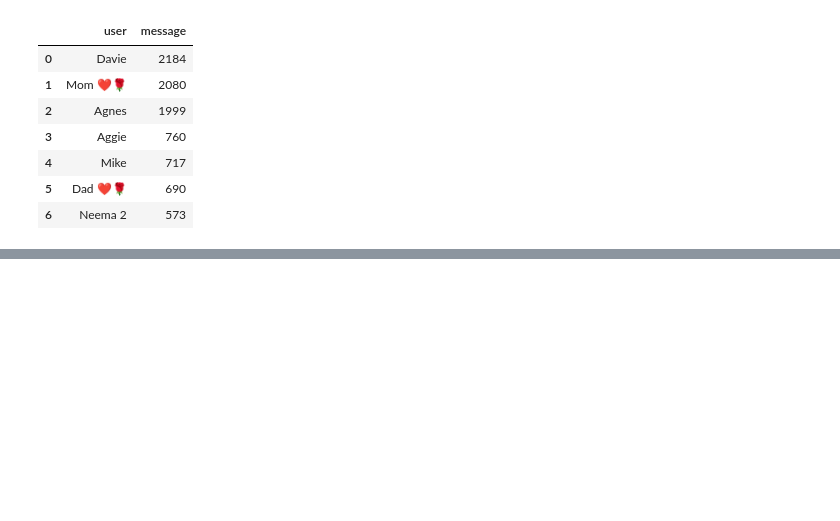
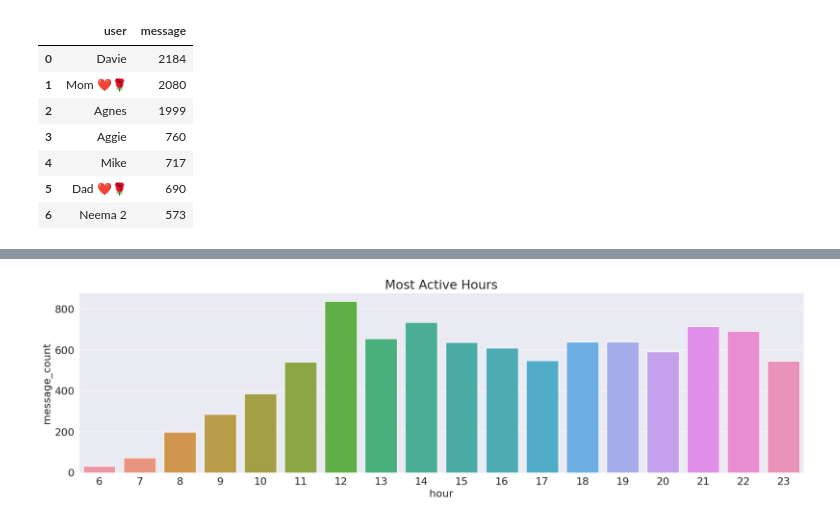
Before and after one commit to Agnes-Kalunda/chat-analysis, a Jupyter notebook: main.ipynb, the cells around one changed output, grey strips where cells are left out. Saved outputs shown, nothing was run; the diff lists cells and outputs as text; code cells hidden in the pictures; blank space fills up the shorter version.

Commit message:
analysis of most active hours and most commonly used words

```diff
--- a/main.ipynb
+++ b/main.ipynb
@@ -225,0 +291,26 @@ top10df
+# %%
+df3 = df.copy()
+df3['message_count'] = [1] * df.shape[0]
+
+df3['hour'] = df3['date_time'].apply(lambda x: x.hour)
+
+grouped_by_time = df3.groupby('hour').sum().reset_index().sort_values(by = 'hour')
+# %%
+import matplotlib.pyplot as plt
+import seaborn as sns
+
+# Setting font size and figure size
+matplotlib.rcParams['font.size'] = 16
+matplotlib.rcParams['figure.figsize'] = (20, 5)
+
+# Beautifying Default Styles using Seaborn
+sns.set_style("darkgrid")
+
+# PLOT: grouped by hour
+sns.barplot(x=grouped_by_time.hour, y=grouped_by_time.message_count)
+plt.title('Most Active Hours')
+
+# Saving the plots
+plt.savefig('most_active_hours.svg', format='svg')
+# %% [output]
+[figure, added]
```
Also changed, not shown: parts of 3 cells of this notebook, 1 other file.
